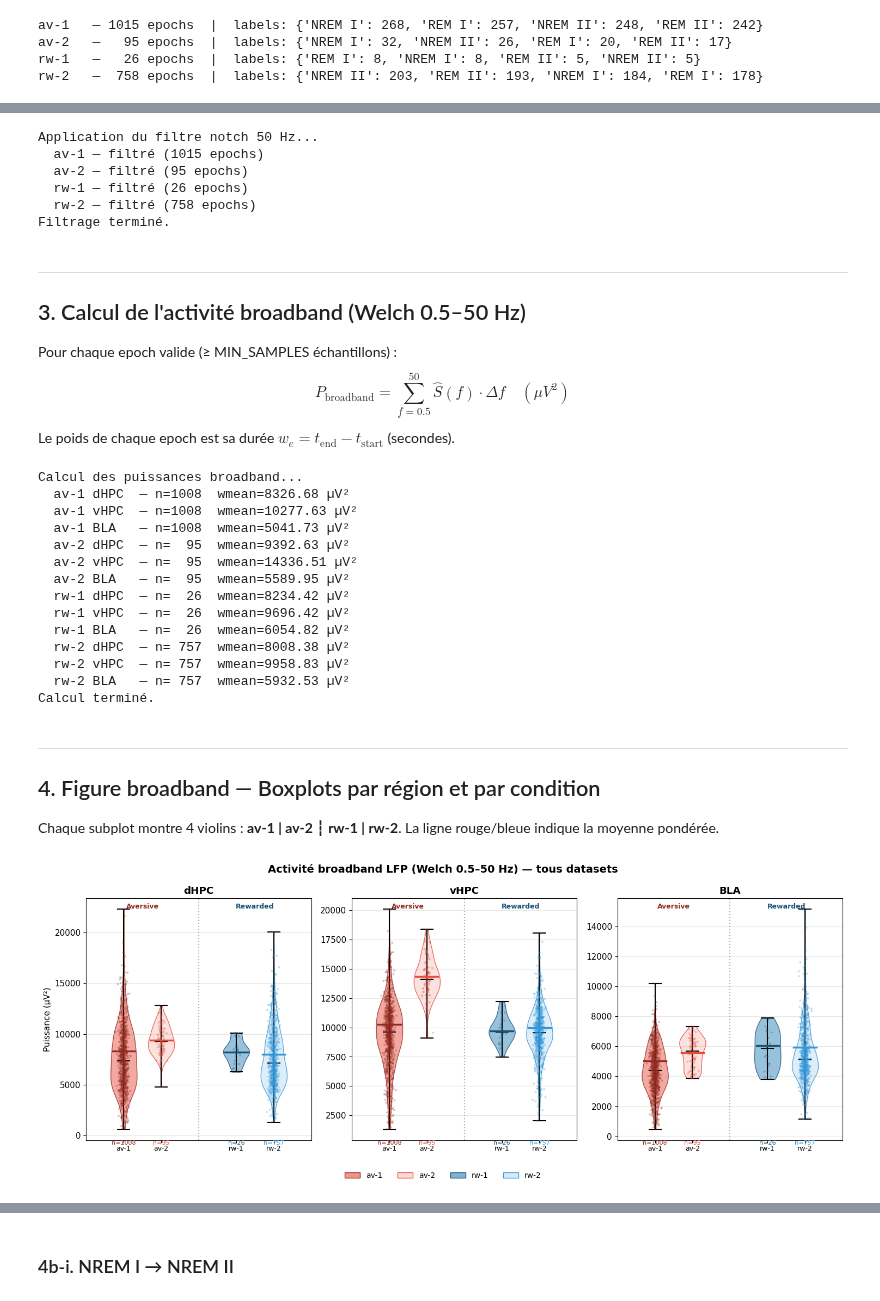
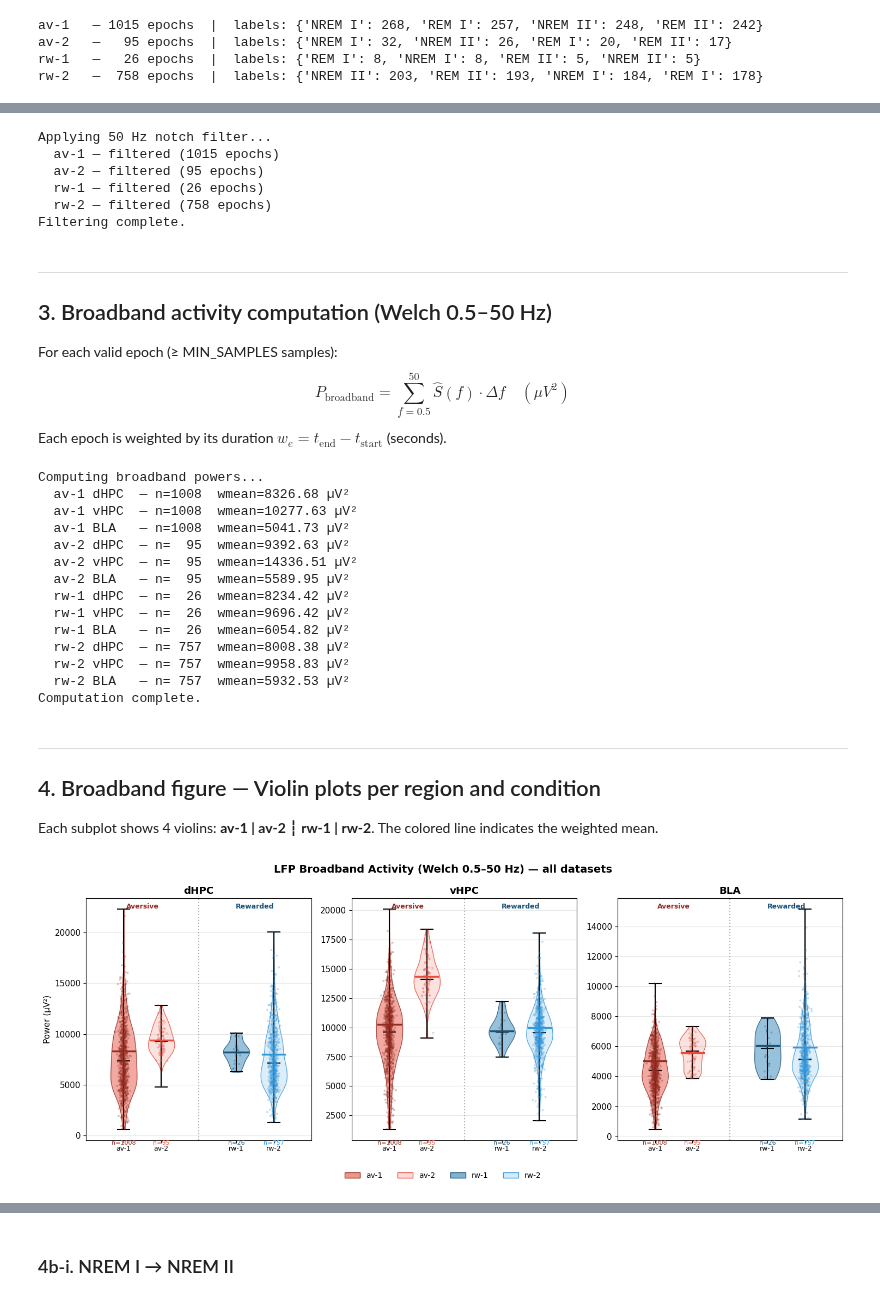
Before and after one commit to Gabbag2/health_hackathon, a Jupyter notebook: H1_final.ipynb, the cells around one changed output, grey strips where cells are left out. Saved outputs shown, nothing was run; the diff lists cells and outputs as text; code cells hidden in the pictures.

```diff
--- a/H1_final.ipynb
+++ b/H1_final.ipynb
@@ -122,6 +109,6 @@ Le filtre **iirnotch** (Butterworth coupe-bande, Q=30) retire la composante à 5
 # %%
 def filter_dataset(df, fs=FS, notch_freq=NOTCH_FREQ, Q=NOTCH_Q):
-    """Applique le filtre notch 50 Hz sur les 3 colonnes LFP."""
+    """Applies the 50 Hz notch filter to the 3 LFP columns."""
     df = df.copy()
     for col in ['dHPC_lfp', 'vHPC_lfp', 'bla_lfp']:
         df[col] = df[col].apply(
@@ -129,37 +116,37 @@ def filter_dataset(df, fs=FS, notch_freq=NOTCH_FREQ, Q=NOTCH_Q):
         )
     return df
 
-print('Application du filtre notch 50 Hz...')
+print('Applying 50 Hz notch filter...')
 DATASETS = {}
 for name, df in RAW_DATASETS.items():
     DATASETS[name] = filter_dataset(df)
-    print(f'  {name} — filtré ({len(DATASETS[name])} epochs)')
+    print(f'  {name} — filtered ({len(DATASETS[name])} epochs)')
 
-print('Filtrage terminé.')
+print('Filtering complete.')
 # %% [output]
-Application du filtre notch 50 Hz...
-  av-1 — filtré (1015 epochs)
-  av-2 — filtré (95 epochs)
-  rw-1 — filtré (26 epochs)
-  rw-2 — filtré (758 epochs)
-Filtrage terminé.
+Applying 50 Hz notch filter...
+  av-1 — filtered (1015 epochs)
+  av-2 — filtered (95 epochs)
+  rw-1 — filtered (26 epochs)
+  rw-2 — filtered (758 epochs)
+Filtering complete.
 # %% [markdown]
 ---
-## 3. Calcul de l'activité broadband (Welch 0.5–50 Hz)
+## 3. Broadband activity computation (Welch 0.5–50 Hz)
 
-Pour chaque epoch valide (≥ MIN_SAMPLES échantillons) :
+For each valid epoch (≥ MIN_SAMPLES samples):
 $$P_{\text{broadband}} = \sum_{f=0.5}^{50} \hat{S}(f) \cdot \Delta f \quad (\mu V^2)$$
 
-Le poids de chaque epoch est sa durée $w_e = t_{\text{end}} - t_{\text{start}}$ (secondes).
+Each epoch is weighted by its duration $w_e = t_{\text{end}} - t_{\text{start}}$ (seconds).
 # %%
 def compute_broadband_per_dataset(df, regions=REGIONS, fs=FS, min_samples=MIN_SAMPLES):
     """
-    Calcule la puissance broadband Welch par epoch pour chaque région.
+    Computes Welch broadband power per epoch for each region.
 
-    Retourne un dict {region_name: (powers, weights, labels)} où :
-      - powers  : np.ndarray des puissances (NaN si epoch invalide)
-      - weights : np.ndarray des durées en secondes
-      - labels  : np.ndarray des epoch_label
+    Returns a dict {region_name: (powers, weights, labels)} where:
+      - powers  : np.ndarray of powers (NaN for invalid epochs)
+      - weights : np.ndarray of durations in seconds
+      - labels  : np.ndarray of epoch_label
     """
     result = {}
     for reg_name, col in regions.items():
@@ -183,12 +170,12 @@ def compute_broadband_per_dataset(df, regions=REGIONS, fs=FS, min_samples=MIN_SA
     return result
 
 def get_valid(arr, weights):
-    """Filtre les NaN et retourne (valeurs_valides, poids_valides)."""
+    """Filters NaNs and returns (valid_values, valid_weights)."""
     mask = ~np.isnan(arr) & (weights > 0)
     return arr[mask], weights[mask]
 
 def weighted_mean_std(values, weights):
-    """Moyenne et écart-type pondérés."""
+    """Weighted mean and standard deviation."""
     v, w = get_valid(values, weights)
     if len(v) == 0:
         return np.nan, np.nan
@@ -197,7 +184,7 @@ def weighted_mean_std(values, weights):
     std  = np.sqrt(np.dot(wn, (v - mean) ** 2))
     return mean, std
 
-print('Calcul des puissances broadband...')
+print('Computing broadband powers...')
 BROADBAND = {}
 for name, df in DATASETS.items():
     BROADBAND[name] = compute_broadband_per_dataset(df)
@@ -205,9 +192,9 @@ for name, df in DATASETS.items():
         v, w = get_valid(pows, wts)
         print(f'  {name} {reg:5s} — n={len(v):4d}  wmean={weighted_mean_std(pows, wts)[0]:.2f} µV²')
 
-print('Calcul terminé.')
+print('Computation complete.')
 # %% [output]
-Calcul des puissances broadband...
+Computing broadband powers...
   av-1 dHPC  — n=1008  wmean=8326.68 µV²
   av-1 vHPC  — n=1008  wmean=10277.63 µV²
   av-1 BLA   — n=1008  wmean=5041.73 µV²
@@ -220,18 +207,18 @@ Calcul des puissances broadband...
   rw-2 dHPC  — n= 757  wmean=8008.38 µV²
   rw-2 vHPC  — n= 757  wmean=9958.83 µV²
   rw-2 BLA   — n= 757  wmean=5932.53 µV²
-Calcul terminé.
+Computation complete.
 # %% [markdown]
 ---
-## 4. Figure broadband — Boxplots par région et par condition
+## 4. Broadband figure — Violin plots per region and condition
 
-Chaque subplot montre 4 violins : **av-1 | av-2 ┆ rw-1 | rw-2**.
-La ligne rouge/bleue indique la moyenne pondérée.
+Each subplot shows 4 violins: **av-1 | av-2 ┆ rw-1 | rw-2**.
+The colored line indicates the weighted mean.
 # %%
 fig, axes = plt.subplots(1, 3, figsize=(15, 6), sharey=False)
-fig.suptitle('Activité broadband LFP (Welch 0.5–50 Hz) — tous datasets', fontsize=14, fontweight='bold')
+fig.suptitle('LFP Broadband Activity (Welch 0.5–50 Hz) — all datasets', fontsize=14, fontweight='bold')
 
-# positions : av-1=1, av-2=2, [gap], rw-1=4, rw-2=5
+# positions: av-1=1, av-2=2, [gap], rw-1=4, rw-2=5
 POSITIONS = {'av-1': 1, 'av-2': 2, 'rw-1': 4, 'rw-2': 5}
 XTICKS    = [1, 2, 4, 5]
 XLABELS   = ['av-1', 'av-2', 'rw-1', 'rw-2']
@@ -255,7 +242,7 @@ for ax, reg_name in zip(axes, REGION_NAMES):
         vp[part].set_color('black')
         vp[part].set_linewidth(1.5)
 
-    # Points individuels (jitter)
+    # Individual points (jitter)
     rng = np.random.default_rng(42)
     for ds, pos in POSITIONS.items():
         pows, wts, _ = BROADBAND[ds][reg_name]
@@ -263,42 +250,42 @@ for ax, reg_name in zip(axes, REGION_NAMES):
         jitter = rng.normal(0, 0.06, len(v))
         ax.scatter(pos + jitter, v, alpha=0.3, s=8, color=COLORS[ds], edgecolors='none', zorder=2)
 
-    # Ligne de moyenne pondérée
+    # Weighted mean line
     for ds, pos in POSITIONS.items():
         pows, wts, _ = BROADBAND[ds][reg_name]
         wm, _ = weighted_mean_std(pows, wts)
         if np.isfinite(wm):
             ax.plot([pos - 0.3, pos + 0.3], [wm, wm], '-', color=COLORS[ds], lw=2.5, zorder=3)
 
     # Annotation n
     for ds, pos in POSITIONS.items():
         pows, wts, _ = BROADBAND[ds][reg_name]
         v, _ = get_valid(pows, wts)
         ax.text(pos, ax.get_ylim()[0] if ax.get_ylim()[0] != 0 else -0.05 * max([d.max() if len(d) > 0 else 0 for d in data_list if len(d) > 0] or [1]),
                 f'n={len(v)}', ha='center', va='top', fontsize=8, color=COLORS[ds])
 
-    # Séparateur conditionnel
+    # Condition separator
     ax.axvline(3, color='gray', linestyle=':', lw=1.5, alpha=0.6)
     ax.set_xticks(XTICKS)
     ax.set_xticklabels(XLABELS, fontsize=9)
     ax.set_title(reg_name, fontweight='bold')
-    ax.set_ylabel('Puissance (µV²)' if reg_name == 'dHPC' else '')
+    ax.set_ylabel('Power (µV²)' if reg_name == 'dHPC' else '')
     ax.grid(True, alpha=0.3, axis='y')
     ax.set_xlim(0, 6)
 
-    # Étiquettes de condition
+    # Condition labels
     y_top = ax.get_ylim()[1]
     ax.text(1.5, y_top * 0.98, 'Aversive', ha='center', va='top', fontsize=9, color='#922b21', fontweight='bold')
     ax.text(4.5, y_top * 0.98, 'Rewarded', ha='center', va='top', fontsize=9, color='#1a5276', fontweight='bold')
 
-# Légende
+# Legend
 patches = [mpatches.Patch(facecolor=FACE_COLORS[ds], edgecolor=COLORS[ds], label=ds) for ds in DATASET_NAMES]
 fig.legend(handles=patches, loc='lower center', ncol=4, frameon=False, fontsize=10)
 plt.tight_layout(rect=[0, 0.07, 1, 1])
 plt.savefig('figs/H1_broadband_all_datasets.png', dpi=150, bbox_inches='tight')
 plt.show()
 # %% [output]
-[figure, old version]
+[figure, new version]
 # %% [markdown]
 ---
 ## 4b. Δ broadband Stage II − wmean(Stage I)
```
Also changed, not shown: parts of 31 cells of this notebook, 13 other files.
